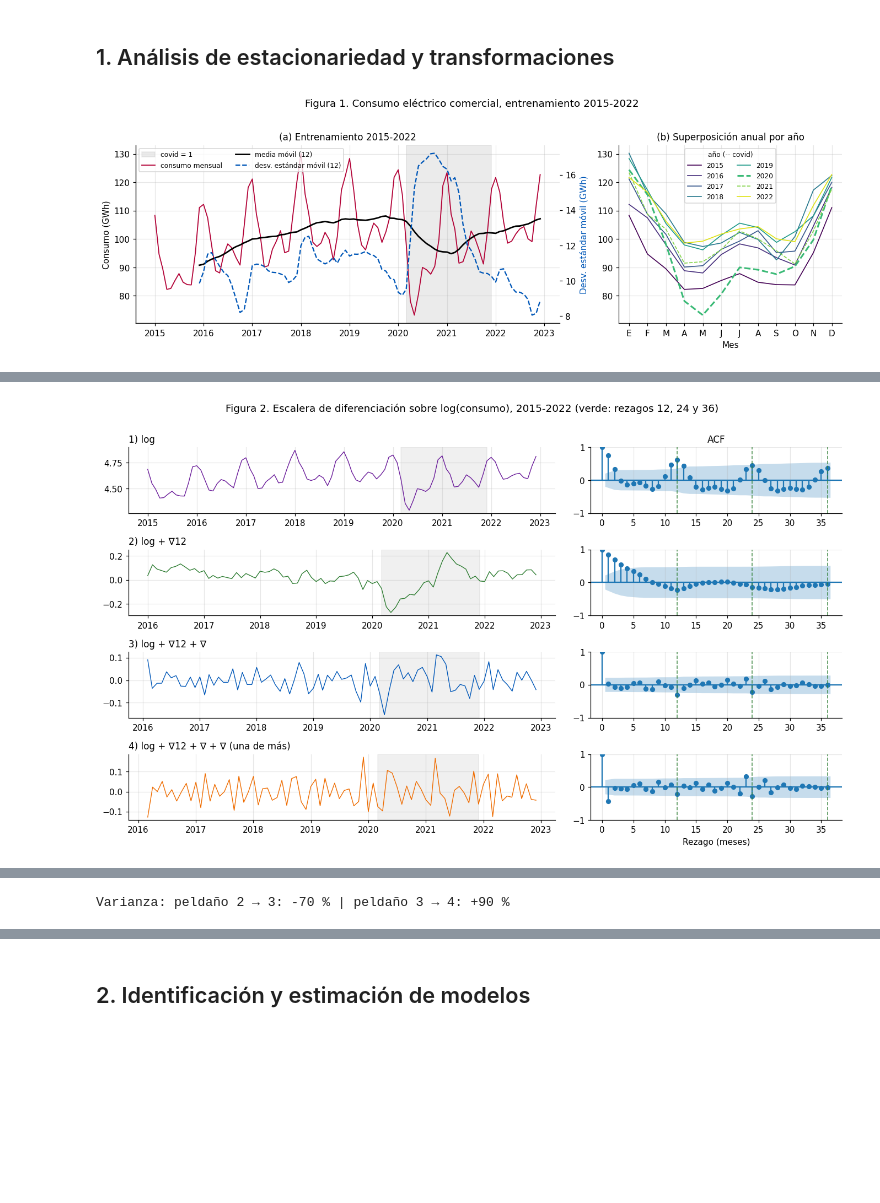
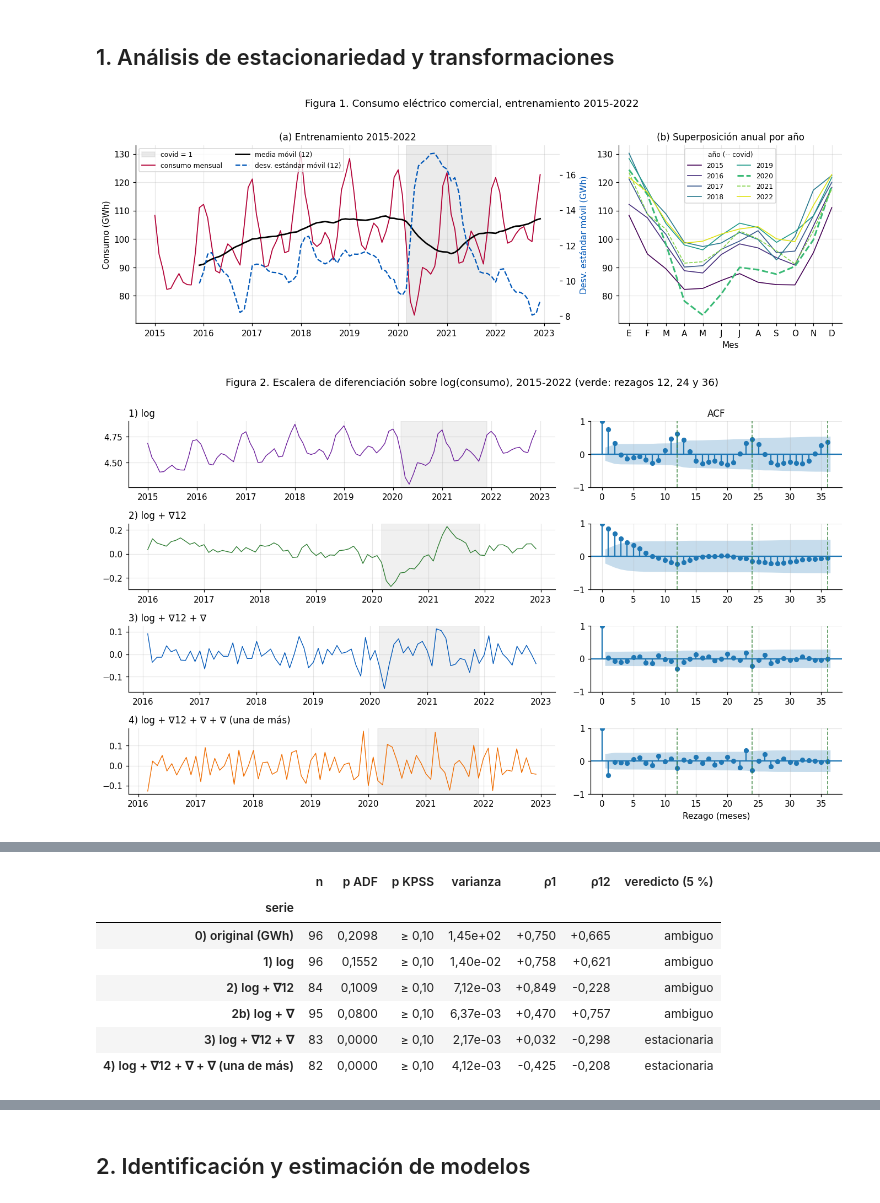
Before and after one commit to claudioalarconP/Analisis_de_serie_de_tiempo, a Jupyter notebook: notebooks/semana_2/S2/mcdi505_s2calarcon.ipynb, the cells around one changed output, grey strips where cells are left out. Cells and saved outputs as stored; diff of their text form; code cells hidden in the pictures; blank space fills up the shorter version.

Commit message:
Actualiza Sumativa 2 de Series de Tiempo
Co-Authored-By: Claude Opus 5.5 <noreply@anthropic.com>

```diff
--- a/notebooks/semana_2/S2/mcdi505_s2calarcon.ipynb
+++ b/notebooks/semana_2/S2/mcdi505_s2calarcon.ipynb
@@ -98,7 +110,7 @@ Depuración del CSV → imputado: 2016-08, 2019-02, 2022-06 | atipico_corregido:
 ly_train = np.log(y_train).rename("log_consumo")
 covid = (df.index[df["covid"] == 1].min(), df.index[df["covid"] == 1].max())
 
-# (a) Figura 1: nivel, dispersión y patrón estacional del entrenamiento
+# Figura 1: nivel, dispersión y patrón estacional del entrenamiento
 fig, axes = plt.subplots(1, 2, figsize=(12.5, 4.2), gridspec_kw={"width_ratios": [1.9, 1]})
 ax = axes[0]
 ax.axvspan(*covid, color=GRIS, alpha=0.2, label="covid = 1")
@@ -119,33 +131,29 @@ axes[1].legend(ncol=2, title="año (-- covid)", title_fontsize=8)
 fig.suptitle("Figura 1. Consumo eléctrico comercial, entrenamiento 2015-2022", y=1.02)
 plt.tight_layout(); plt.show()
 
-# (b) Transformación: λ de Box-Cox (MV), relación nivel-dispersión y contraste STL aditivo frente a STL sobre log
-from statsmodels.tsa.seasonal import STL
-lam, ic_lam = stats.boxcox(y_train.to_numpy(), alpha=0.05)[1:]
-print(f"Box-Cox: λ = {lam:.3f}, IC 95 % [{ic_lam[0]:.2f}; {ic_lam[1]:.2f}] | contiene λ = 0: {ic_lam[0] < 0 < ic_lam[1]} | "
-      f"contiene λ = 1: {ic_lam[0] < 1 < ic_lam[1]}")
-anual = y_train[~y_train.index.year.isin([2020, 2021])].groupby(lambda t: t.year).agg(["mean", "std"])   # años sin covid
+# Transformación: λ de Box-Cox, dispersión frente a nivel y residuos de STL aditivo frente a STL sobre log
+lam, ic_lam = stats.boxcox(y_train.to_numpy(), alpha=ALFA)[1:]
+sin_covid = ~y_train.index.year.isin([2020, 2021])
+anual = y_train[sin_covid].groupby(lambda t: t.year).agg(["mean", "std"])
 beta, _ = np.polyfit(np.log(anual["mean"]), np.log(anual["std"]), 1)
-print(f"Escala original, años sin covid: pendiente log(desv.) ~ log(media) = {beta:.2f} (≈ 0: aditiva; ≈ 1: multiplicativa) | "
-      f"r(media, desv.) = {np.corrcoef(anual['mean'], anual['std'])[0, 1]:.2f}")
-for nombre, serie in [("STL aditivo (GWh)", y_train), ("STL sobre log", ly_train)]:
-    stl = STL(serie, period=S, robust=True).fit()
-    amp = stl.seasonal.groupby(serie.index.year).agg(lambda g: g.max() - g.min())       # amplitud estacional anual
-    niv = np.exp(stl.trend) if nombre.endswith("log") else stl.trend
-    niv = niv.groupby(serie.index.year).mean()
-    print(f"{nombre:<18} 2015 → 2019: amplitud estacional {amp[2015]:.3f} → {amp[2019]:.3f} ({100 * (amp[2019] / amp[2015] - 1):+.1f} %) "
-          f"| nivel de tendencia {niv[2015]:.1f} → {niv[2019]:.1f} GWh ({100 * (niv[2019] / niv[2015] - 1):+.1f} %)")
+stl_res = {}
+for nombre, serie in [("aditivo", y_train), ("log", ly_train)]:
+    comp = STL(serie, period=S, robust=True).fit()
+    nivel = np.exp(comp.trend) if nombre == "log" else comp.trend
+    rho = stats.spearmanr(comp.resid.abs()[sin_covid], nivel[sin_covid])[0]   # ¿crece el residuo con el nivel?
+    stl_res[nombre] = (rho, stats.skew(comp.resid[sin_covid]))
 
-# (c) Escalera de diferenciación con ADF (H0: raíz unitaria) y KPSS (H0: estacionariedad en nivel)
-def diagnostico_estacionariedad(serie, nombre, alpha=0.05):
+# Escalera de diferenciación: ADF (H0: raíz unitaria) y KPSS (H0: estacionariedad en nivel)
+def diagnostico_estacionariedad(serie, nombre, alpha=ALFA):
     x = np.asarray(serie, dtype=float)
-    adf_est, p_adf = adfuller(x, autolag="AIC")[:2]
-    kpss_est, p_kpss = kpss(x, regression="c", nlags="auto")[:2]        # p acotado a [0,01; 0,10]
-    veredicto = {(True, True): "estacionaria", (False, False): "no estacionaria",
-                 (True, False): "ambiguo", (False, True): "ambiguo"}[(p_adf < alpha, p_kpss > alpha)]
+    p_adf = adfuller(x, autolag="AIC")[1]
+    with warnings.catch_warnings():                          # KPSS avisa si su p cae fuera de la tabla;
+        warnings.simplefilter("ignore", InterpolationWarning)  # se informa como "≥ 0,10" o "≤ 0,01"
+        p_kpss = kpss(x, regression="c", nlags="auto")[1]
+    veredicto = {(True, True): "estacionaria", (False, False): "no estacionaria"}.get((p_adf < alpha, p_kpss > alpha), "ambiguo")
     r = acf(x, nlags=S)
-    return {"serie": nombre, "n": len(x), "ADF": adf_est, "p ADF": p_adf, "KPSS": kpss_est, "p KPSS": p_kpss,
-            "varianza": float(np.var(x)), "ρ1": r[1], "ρ12": r[S], "veredicto (5 %)": veredicto}
+    return {"serie": nombre, "n": len(x), "p ADF": p_adf, "p KPSS": p_kpss, "varianza": float(np.var(x)),
+            "ρ1": r[1], "ρ12": r[S], "veredicto (5 %)": veredicto}
 
 escalera = [(y_train, "0) original (GWh)", ROJO), (ly_train, "1) log", MORADO),
             (ly_train.diff(S).dropna(), "2) log + ∇12", VERDE), (ly_train.diff(1).dropna(), "2b) log + ∇", GRIS),
@@ -163,12 +171,23 @@ axes[-1, 1].set_xlabel("Rezago (meses)")
 fig.suptitle("Figura 2. Escalera de diferenciación sobre log(consumo), 2015-2022 (verde: rezagos 12, 24 y 36)", y=1.005)
 plt.tight_layout(); plt.show()
 
-tabla_escalera = pd.DataFrame([diagnostico_estacionariedad(s_, t) for s_, t, _ in escalera]).set_index("serie")
-p_kpss_txt = lambda p: "≥ 0.100" if p >= 0.1 else ("≤ 0.010" if p <= 0.01 else f"{p:.3f}")   # p tabulado acotado
-display(tabla_escalera.style.format({"ADF": "{:.3f}", "p ADF": "{:.4f}", "KPSS": "{:.3f}", "p KPSS": p_kpss_txt,
-                                     "varianza": "{:.2e}", "ρ1": "{:+.3f}", "ρ12": "{:+.3f}"})
-        .set_caption("Tabla 1. ADF (H0: raíz unitaria) y KPSS (H0: estacionariedad en nivel) por peldaño, entrenamiento 2015-2022"))
-v = tabla_escalera["varianza"]
-print(f"Varianza: peldaño 2 → 3: {100 * (v.iloc[4] / v.iloc[2] - 1):+.0f} % | peldaño 3 → 4: {100 * (v.iloc[5] / v.iloc[4] - 1):+.0f} %")
+T = pd.DataFrame([diagnostico_estacionariedad(s_, t) for s_, t, _ in escalera]).set_index("serie")
+p_kpss_txt = lambda p: "≥ 0,10" if p >= 0.1 else ("≤ 0,01" if p <= 0.01 else num(p, 3))
+display(T.style.format({"p ADF": "{:.4f}", "p KPSS": p_kpss_txt, "varianza": "{:.2e}", "ρ1": "{:+.3f}", "ρ12": "{:+.3f}"}, decimal=",")
+        .set_caption("Tabla 1. ADF (H0: raíz unitaria) y KPSS (H0: estacionariedad) por peldaño, entrenamiento 2015-2022"))
+
+FINAL, UNA_MAS = "3) log + ∇12 + ∇", "4) log + ∇12 + ∇ + ∇ (una de más)"
+p_adf_ct = adfuller(ly_train, regression="ct", autolag="AIC")[1]          # ADF con tendencia sobre log, como contraste
+cambio_var = lambda a, b: 100 * (T.loc[b, "varianza"] / T.loc[a, "varianza"] - 1)
+evidencia(
+    f"Box-Cox: λ̂ = {num(lam, 3)} (IC 95 % [{num(ic_lam[0])}; {num(ic_lam[1])}]); pendiente log(desv.) ~ log(media), años sin covid = {num(beta)}.",
+    f"Residuos STL, años sin covid: Spearman(|residuo|, nivel) = {num(stl_res['aditivo'][0])} aditivo y {num(stl_res['log'][0])} log; "
+    f"asimetría {num(stl_res['aditivo'][1])} → {num(stl_res['log'][1])}.",
+    f"Log: ADF p = {pval(T.loc['1) log', 'p ADF'])} (con tendencia: {pval(p_adf_ct)}); KPSS p {p_kpss_txt(T.loc['1) log', 'p KPSS'])}.",
+    f"Solo ∇12: ADF p = {pval(T.loc['2) log + ∇12', 'p ADF'])}, ρ1 = {num(T.loc['2) log + ∇12', 'ρ1'], 3)} | "
+    f"solo ∇: ADF p = {pval(T.loc['2b) log + ∇', 'p ADF'])}, ρ12 = {num(T.loc['2b) log + ∇', 'ρ12'], 3)}.",
+    f"∇∇12: ADF p {pval(T.loc[FINAL, 'p ADF'])}; KPSS p {p_kpss_txt(T.loc[FINAL, 'p KPSS'])}; varianza {pct(cambio_var('2) log + ∇12', FINAL), 0)}.",
+    f"Una diferencia regular más: varianza {pct(cambio_var(FINAL, UNA_MAS), 0)}; ρ1 = {num(T.loc[UNA_MAS, 'ρ1'], 3)}.")
 # %% [output]
 [figure]
+[figure]
@@ -179 +195,8 @@ STL sobre log      2015 → 2019: amplitud estacional 0.303 → 0.287 (-5.1 %) |
-[figure]
+|  | n | p ADF | p KPSS | varianza | ρ1 | ρ12 | veredicto (5 %) |
+| serie |  |  |  |  |  |  |  |
+| 0) original (GWh) | 96 | 0,2098 | ≥ 0,10 | 1,45e+02 | +0,750 | +0,665 | ambiguo |
+| 1) log | 96 | 0,1552 | ≥ 0,10 | 1,40e-02 | +0,758 | +0,621 | ambiguo |
+| 2) log + ∇12 | 84 | 0,1009 | ≥ 0,10 | 7,12e-03 | +0,849 | -0,228 | ambiguo |
+| 2b) log + ∇ | 95 | 0,0800 | ≥ 0,10 | 6,37e-03 | +0,470 | +0,757 | ambiguo |
+| 3) log + ∇12 + ∇ | 83 | 0,0000 | ≥ 0,10 | 2,17e-03 | +0,032 | -0,298 | estacionaria |
+| 4) log + ∇12 + ∇ + ∇ (una de más) | 82 | 0,0000 | ≥ 0,10 | 4,12e-03 | -0,425 | -0,208 | estacionaria |
@@ -189,2 +210 @@ Tabla 1. ADF (H0: raíz unitaria) y KPSS (H0: estacionariedad en nivel) por peld
-Varianza: peldaño 2 → 3: -70 % | peldaño 3 → 4: +90 %
 # %% [markdown]
```
Also changed, not shown: parts of 18 cells of this notebook.
